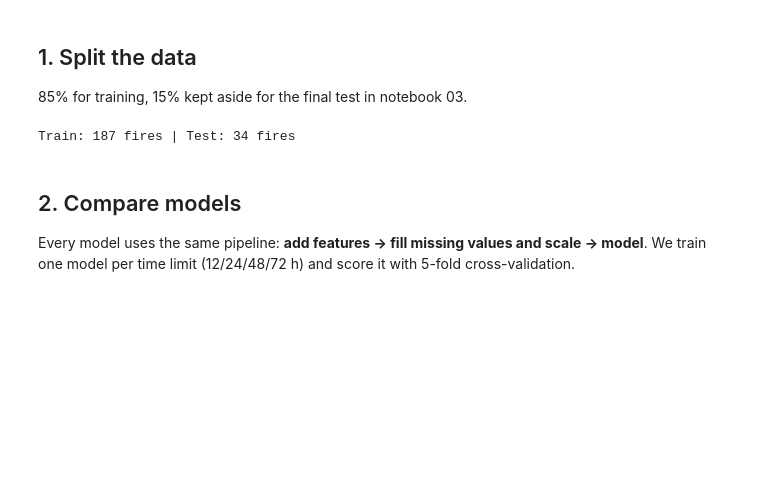
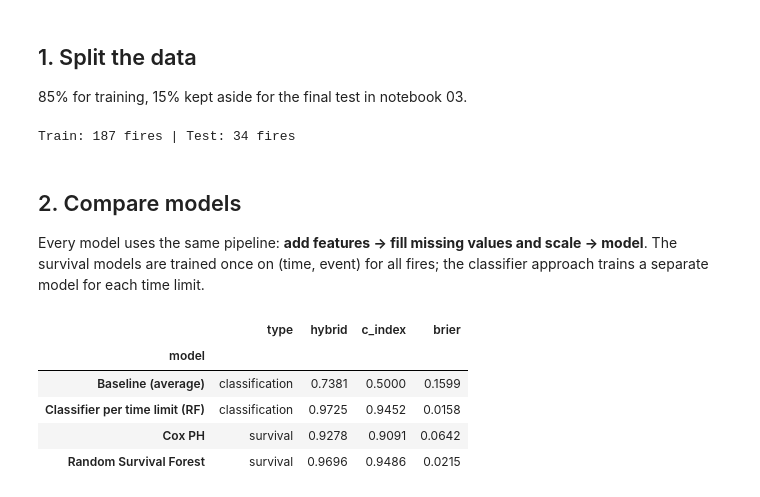
Before and after one commit to Re7absu/wildfire-evacuation-risk, a Jupyter notebook: notebooks/02_training.ipynb, the cells around one changed output. Drawn from its saved outputs; the diff is of its cells as text; code cells hidden in the pictures; blank space fills up the shorter version.

```diff
--- a/notebooks/02_training.ipynb
+++ b/notebooks/02_training.ipynb
@@ -58,4 +66,29 @@ Train: 187 fires | Test: 34 fires
 # %% [markdown]
 ## 2. Compare models
 Every model uses the same pipeline: **add features → fill missing values and scale → model**.
-We train one model per time limit (12/24/48/72 h) and score it with 5-fold cross-validation.
+The survival models are trained once on (time, event) for all fires; the classifier approach trains a separate model for each time limit.
+# %%
+# The models to compare: two survival models (core) and two reference approaches
+models = {
+    "Baseline (average)": MultiHorizonModel(make_pipeline(DummyClassifier(strategy="prior"))),
+    "Classifier per time limit (RF)": MultiHorizonModel(make_pipeline(RandomForestClassifier(n_estimators=300, random_state=42))),
+    "Cox PH": SurvivalModel(make_pipeline(CoxPHSurvivalAnalysis(alpha=1.0))),
+    "Random Survival Forest": SurvivalModel(make_pipeline(RandomSurvivalForest(n_estimators=300, min_samples_leaf=5, random_state=42))),
+}
+SURVIVAL = {"Cox PH", "Random Survival Forest"}
+
+# Score each model with 5-fold cross-validation (Hybrid, C-index and Brier)
+rows = []
+for name, model in models.items():
+    r = cross_validate(model, X, y, cv=folds, scoring=SCORING, n_jobs=-1)
+    rows.append({"model": name, "type": "survival" if name in SURVIVAL else "classification",
+                 "hybrid": r["test_hybrid"].mean(), "c_index": r["test_c_index"].mean(), "brier": -r["test_neg_brier"].mean()})
+results = pd.DataFrame(rows).set_index("model")
+results.round(4)
+# %% [output]
+|  | type | hybrid | c_index | brier |
+| model |  |  |  |  |
+| Baseline (average) | classification | 0.7381 | 0.5000 | 0.1599 |
+| Classifier per time limit (RF) | classification | 0.9725 | 0.9452 | 0.0158 |
+| Cox PH | survival | 0.9278 | 0.9091 | 0.0642 |
+| Random Survival Forest | survival | 0.9696 | 0.9486 | 0.0215 |
```
Also changed, not shown: parts of 15 cells of this notebook, 33 other files.
